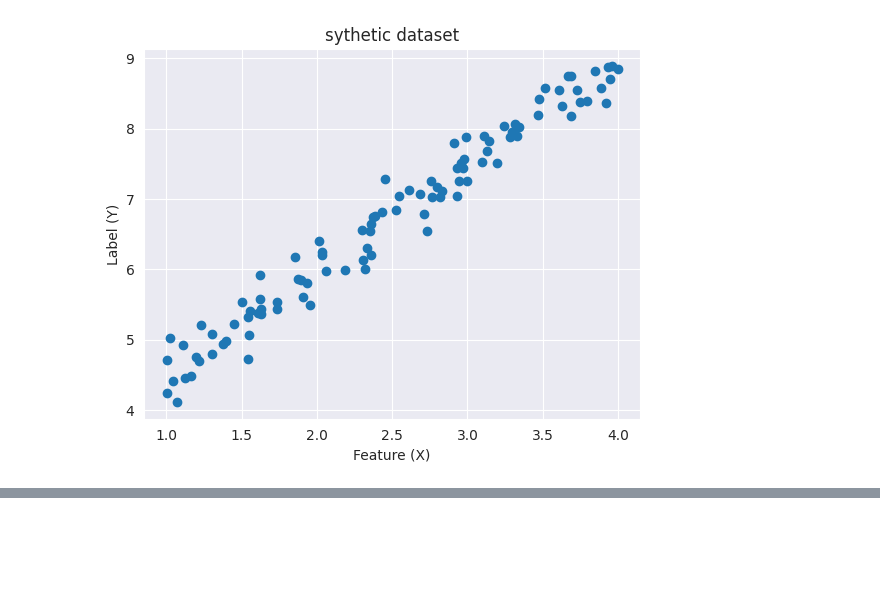
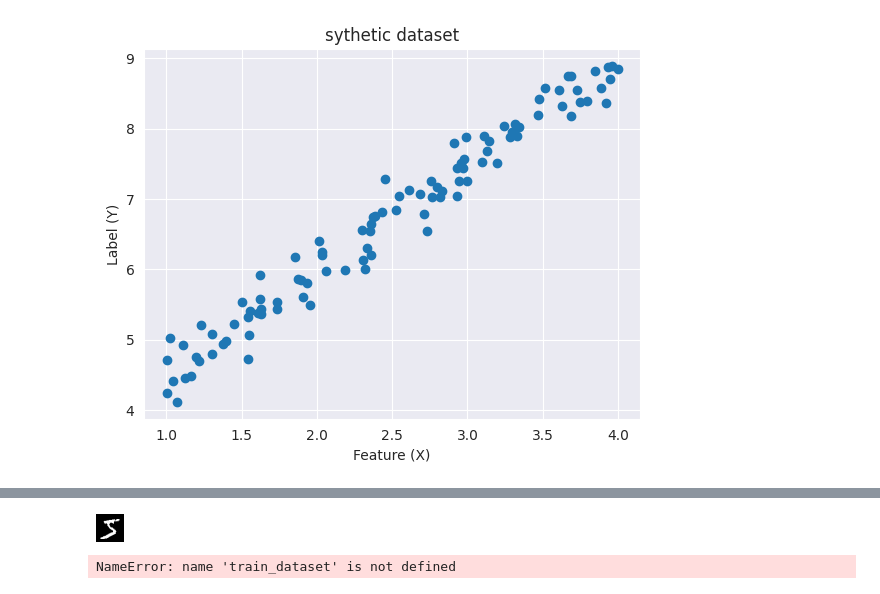
Before and after one commit to eSeohyeon/Python_for_CV, a Jupyter notebook: 4_인공지능과_이미지처리.ipynb, the cells around one changed output, grey strips where cells are left out. Saved outputs shown, nothing was run; the diff lists cells and outputs as text; code cells hidden in the pictures; blank space fills up the shorter version.

```diff
--- a/4_인공지능과_이미지처리.ipynb
+++ b/4_인공지능과_이미지처리.ipynb
@@ -249,0 +294,14 @@ plt.show()
+# %%
+# 생성적 적대 신경망 아이디어
+
+## 텐서플로를 활용한 생성적 적대 신경망의 학습
+import numpy as np
+import tensorflow as tf
+from tensorflow.keras.layers import Dense, Flatten, Reshape
+from tensorflow.keras.models import Sequential
+from tensorflow.keras.datasets import mnist
+from tqdm import tqdm
+from google.colab.patches import cv2_imshow
+
+(train_images, _), (_, _) = mnist.load_data()
+train_images = (train_images - 127.5) / 127.5 # 이미지 정규화
@@ -249,0 +311,4 @@ plt.show()
+# %%
+cv2_imshow(train_images[0]*127.5+127.5)
+# %% [output]
+[figure, added]
@@ -249,0 +375,13 @@ plt.show()
+# %%
+## 모델 학습
+
+for epoch in range(1, EPOCHS+1):
+  t = tqdm(train_dataset)
+  for image_batch in t:
+    g_loss, d_loss, fake_image = train_step(image_batch)
+    t.set_description_str(f"Epoch - {epoch}")
+    t.set_postfix({"G_loss":"%0.3f" %g_loss.numpy(), "D_loss":"%0.3f" %d_loss.numpy()})
+
+  cv2_imshow(np.concatenate(list(fake_image.numpy()[:10]*127.5+127.5), axis = 1))
+# %% [output]
+NameError: name 'train_dataset' is not defined
```
Also changed, not shown: parts of 18 cells of this notebook.
